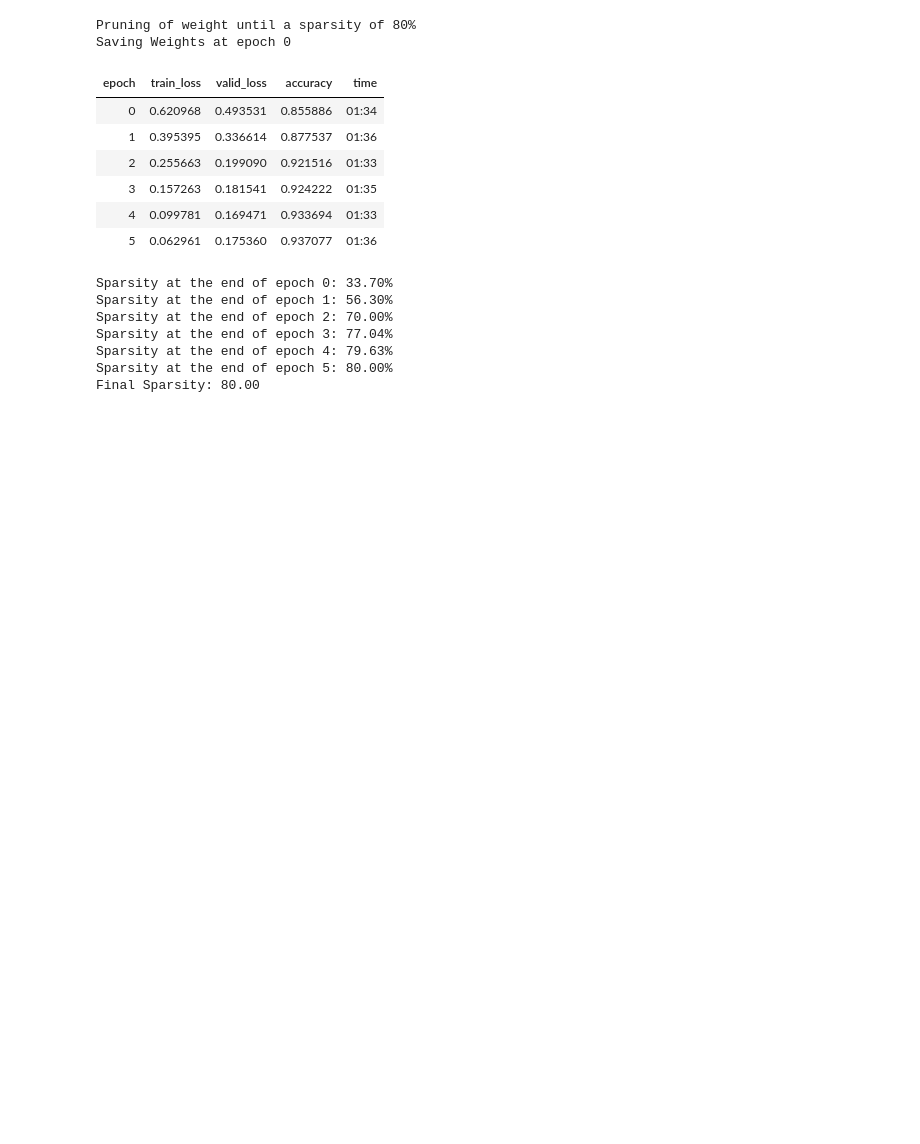
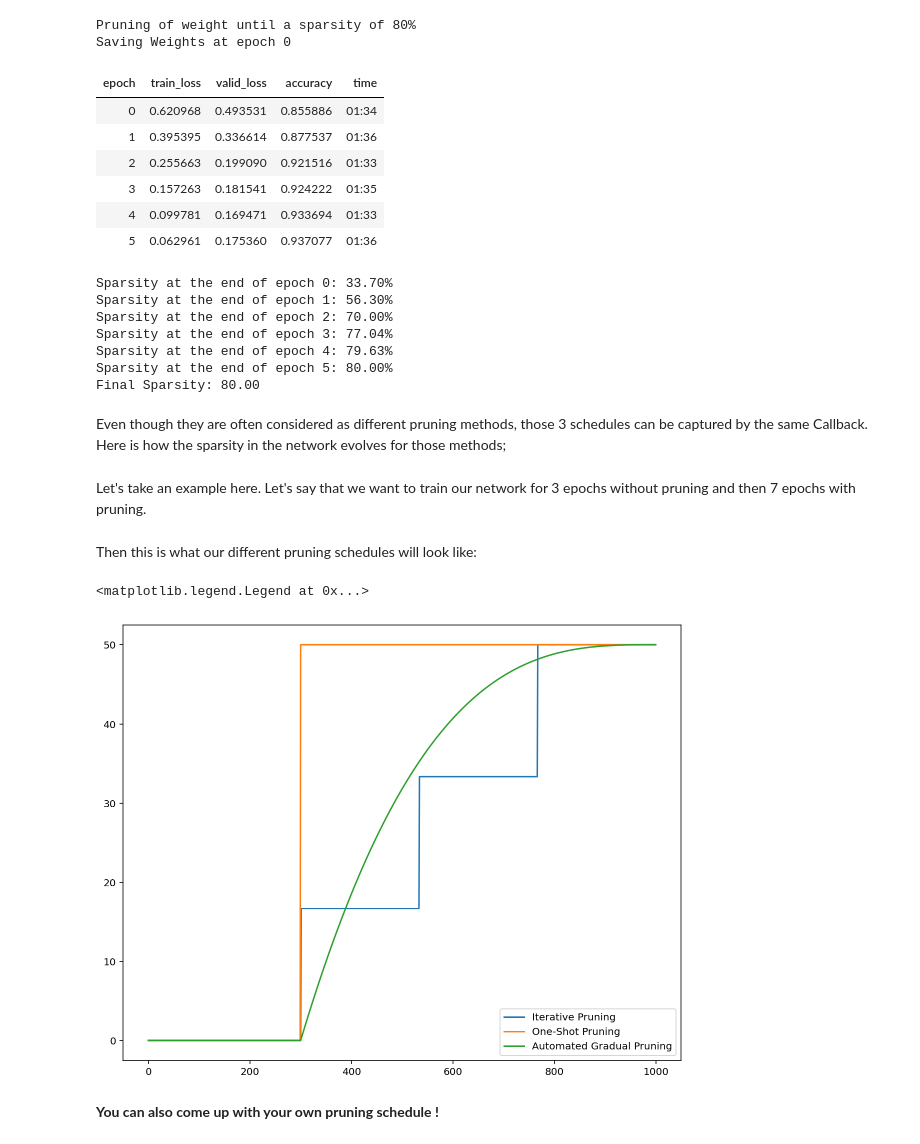
Before and after one commit to nathanhubens/fasterai, a Jupyter notebook: nbs/04a_tutorial.schedules.ipynb, the cells around one changed output. Drawn from its saved outputs; the diff is of its cells as text; code cells hidden in the pictures; blank space fills up the shorter version.

```diff
--- a/nbs/04a_tutorial.schedules.ipynb
+++ b/nbs/04a_tutorial.schedules.ipynb
@@ -244,3 +245,11 @@ Sparsity at the end of epoch 3: 77.04%
 Sparsity at the end of epoch 4: 79.63%
 Sparsity at the end of epoch 5: 80.00%
 Final Sparsity: 80.00
+# %% [markdown]
+Even though they are often considered as different pruning methods, those 3 schedules can be captured by the same Callback. Here is how the sparsity in the network evolves for those methods;
+# %% [markdown]
+Let's take an example here. Let's say that we want to train our network for 3 epochs without pruning and then 7 epochs with pruning.
+# %%
+# Those value below represent the percentage of the pruning process
+train = np.zeros(300)
+prune = np.linspace(0,1, 700)
@@ -246,0 +259,13 @@ Final Sparsity: 80.00
+# %% [markdown]
+Then this is what our different pruning schedules will look like:
+# %%
+plt.figure(figsize=(10,8))
+plt.plot(np.concatenate([train, iterative(0,50, prune)]), label='Iterative Pruning')
+plt.plot(np.concatenate([train, os]), label='One-Shot Pruning')
+plt.plot(np.concatenate([train, sched_agp(0,50, prune)]), label='Automated Gradual Pruning')
+plt.legend()
+# %% [output]
+<matplotlib.legend.Legend at 0x...>
+[figure, added]
+# %% [markdown]
+**You can also come up with your own pruning schedule !**
```
Also changed, not shown: parts of 12 cells of this notebook, 6 other files.
